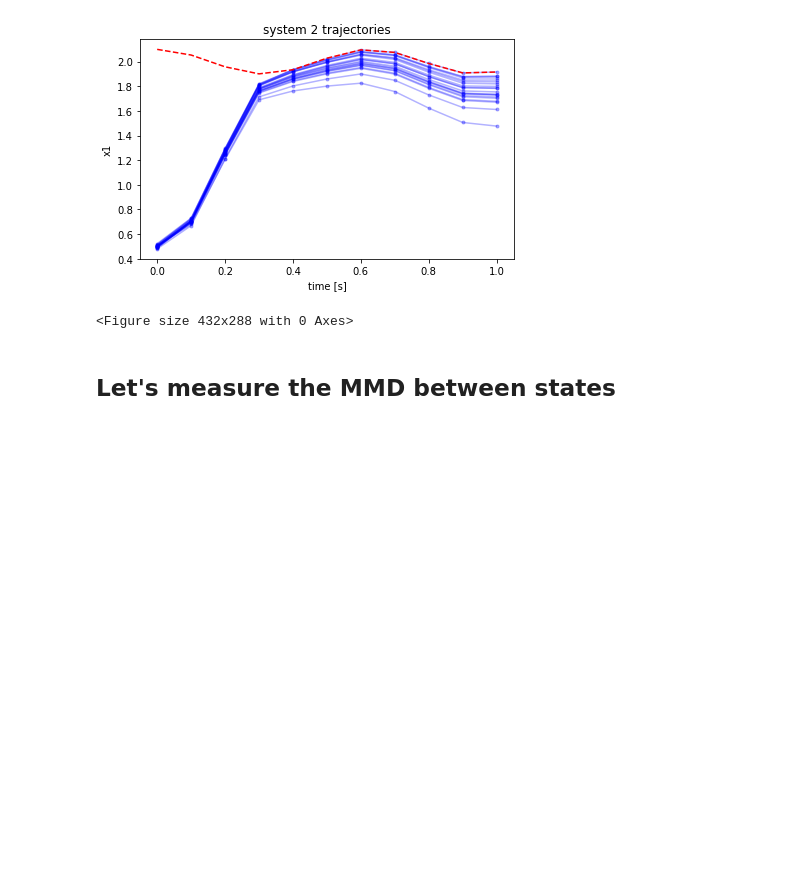
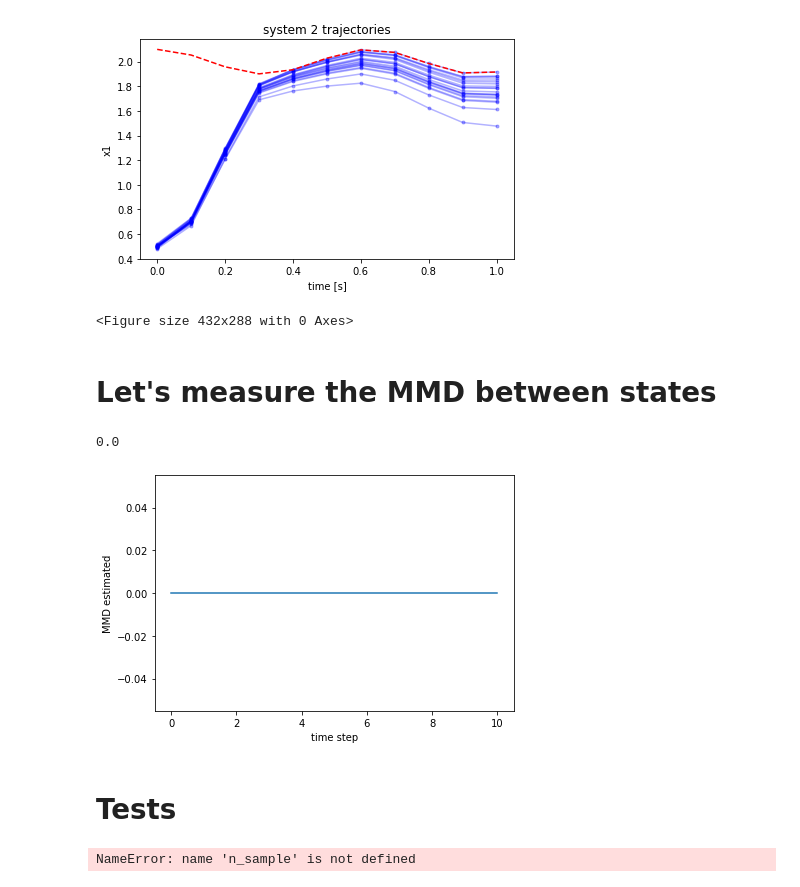
Before and after one commit to jj-zhu/leibniz-ss-2021, a Jupyter notebook: src/dynamics_nb.ipynb, the cells around one changed output. Cells and saved outputs as stored; diff of their text form; code cells hidden in the pictures; blank space fills up the shorter version.

Commit message:
updated MMD. now generate new data

```diff
--- a/src/dynamics_nb.ipynb
+++ b/src/dynamics_nb.ipynb
@@ -45,4 +47,4 @@ traj_plot(n_sample_2, data2, n_step_2, label='system 2 trajectories')
 [figure]
 <Figure size 432x288 with 0 Axes>
 # %% [markdown]
-## Let's measure the MMD between states
+# Let's measure the MMD between states
@@ -48,0 +53,38 @@ traj_plot(n_sample_2, data2, n_step_2, label='system 2 trajectories')
+# %%
+mmds = []
+for t in range(n_step_1):
+    # prepare two sample test: x vs. y
+    x = data1[:, t,:]
+    y = data2[:, t,:]
+
+    mmd_sqr_t = mmd_sqr(x, y, kernel=rbf_kernel, gamma=0.5)
+
+    if mmd_sqr_t < 0:
+        raise NotImplementedError
+
+    mmds.append(np.sqrt(mmd_sqr_t))
+# %%
+mmd_sqr_t
+# %% [output]
+0.0
+# %%
+plot(mmds)
+xlabel('time step')
+ylabel('MMD estimated')
+tight_layout()
+# %% [output]
+[figure, added]
+# %% [markdown]
+# Tests
+# %%
+# test sum diag
+s = 0
+for i in range(n_sample):
+    for j in range(n_sample):
+        if j != i:
+            s += Kxx[i,j]
+print(s)
+print(sum_off_diag(Kxx))
+print(abs(s - sum_off_diag(Kxx)) < 0.0001)
+# %% [output]
+NameError: name 'n_sample' is not defined
```
Also changed, not shown: parts of 2 cells of this notebook, 3 other files.
